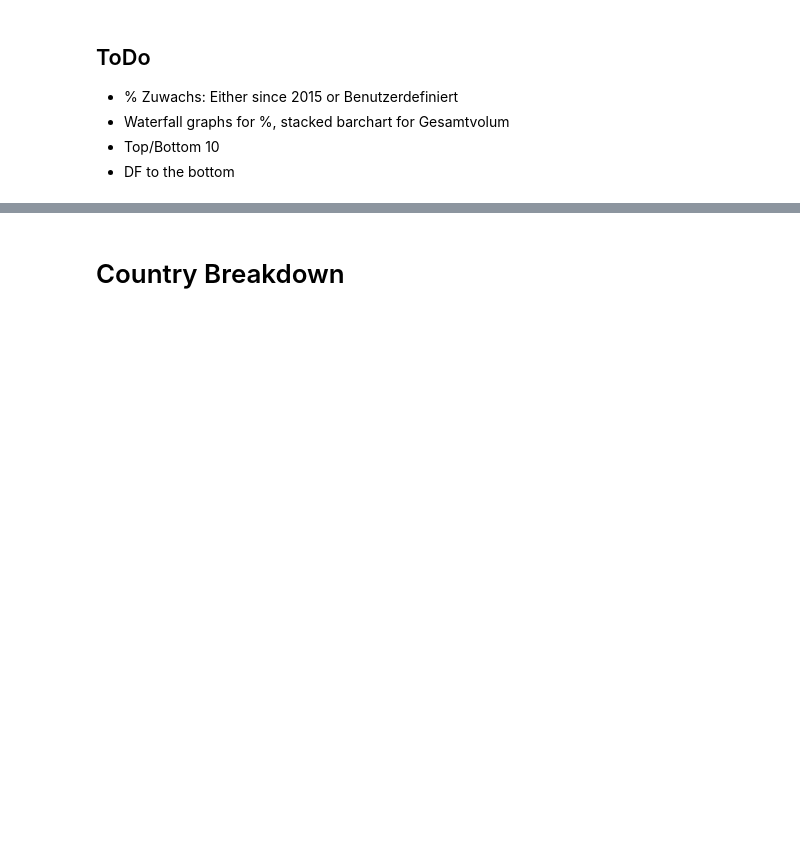
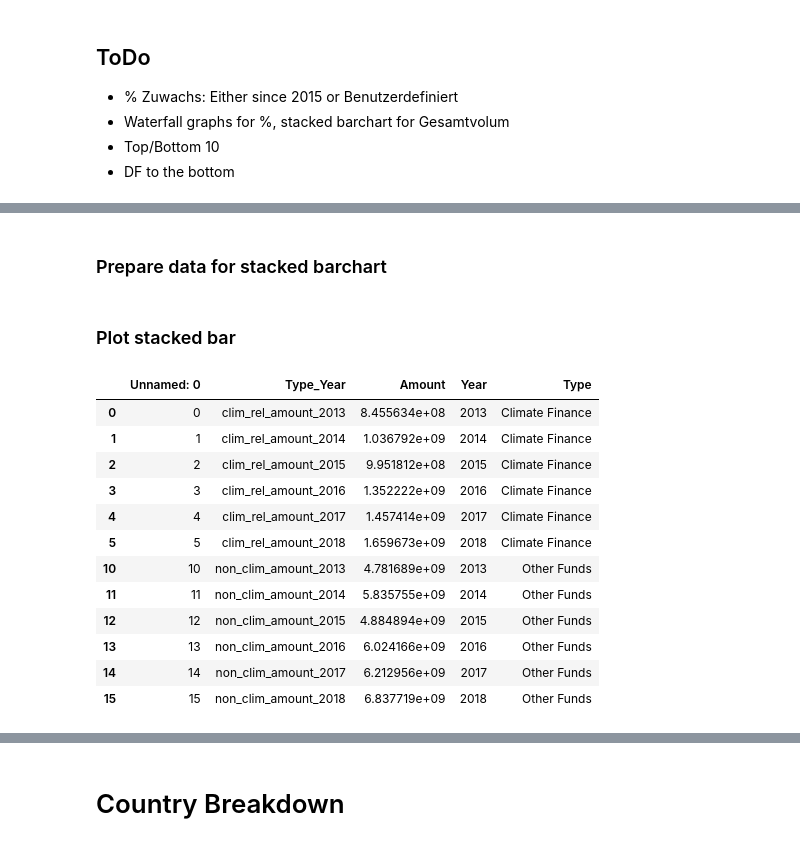
Before and after one commit to Samuel-Drewes/KlimaPortfolios, a Jupyter notebook: notebooks/first_play.ipynb, the cells around one changed output, grey strips where cells are left out. Saved outputs shown, nothing was run; the diff lists cells and outputs as text; code cells hidden in the pictures; blank space fills up the shorter version.

```diff
--- a/notebooks/first_play.ipynb
+++ b/notebooks/first_play.ipynb
@@ -244,0 +119,2 @@ fig.show()
+# %% [markdown]
+### Prepare data for stacked barchart
@@ -244,0 +146,18 @@ fig.show()
+# %% [markdown]
+### Plot stacked bar
+# %%
+read_df[read_df['Year'].between(2013,2018)]
+# %% [output]
+|  | Unnamed: 0 | Type_Year | Amount | Year | Type |
+| 0 | 0 | clim_rel_amount_2013 | 8.455634e+08 | 2013 | Climate Finance |
+| 1 | 1 | clim_rel_amount_2014 | 1.036792e+09 | 2014 | Climate Finance |
+| 2 | 2 | clim_rel_amount_2015 | 9.951812e+08 | 2015 | Climate Finance |
+| 3 | 3 | clim_rel_amount_2016 | 1.352222e+09 | 2016 | Climate Finance |
+| 4 | 4 | clim_rel_amount_2017 | 1.457414e+09 | 2017 | Climate Finance |
+| 5 | 5 | clim_rel_amount_2018 | 1.659673e+09 | 2018 | Climate Finance |
+| 10 | 10 | non_clim_amount_2013 | 4.781689e+09 | 2013 | Other Funds |
+| 11 | 11 | non_clim_amount_2014 | 5.835755e+09 | 2014 | Other Funds |
+| 12 | 12 | non_clim_amount_2015 | 4.884894e+09 | 2015 | Other Funds |
+| 13 | 13 | non_clim_amount_2016 | 6.024166e+09 | 2016 | Other Funds |
+| 14 | 14 | non_clim_amount_2017 | 6.212956e+09 | 2017 | Other Funds |
+| 15 | 15 | non_clim_amount_2018 | 6.837719e+09 | 2018 | Other Funds |
```
Also changed, not shown: parts of 41 cells of this notebook, 1 other file.
